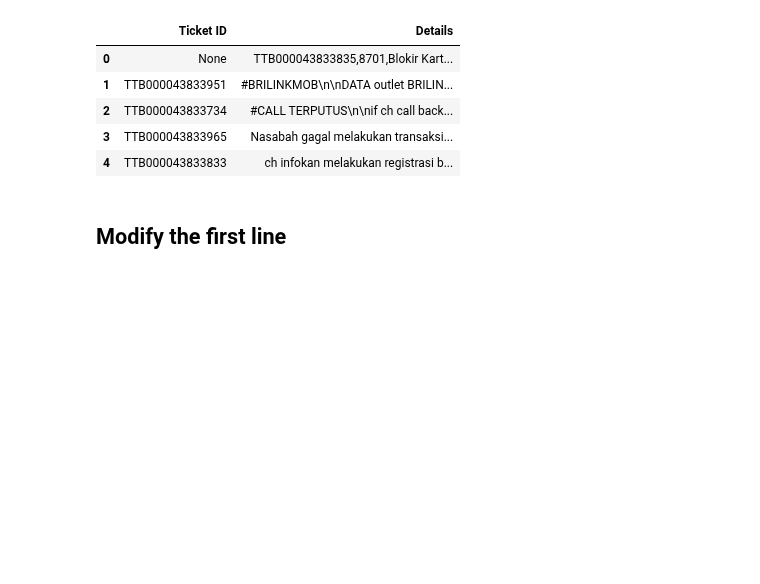
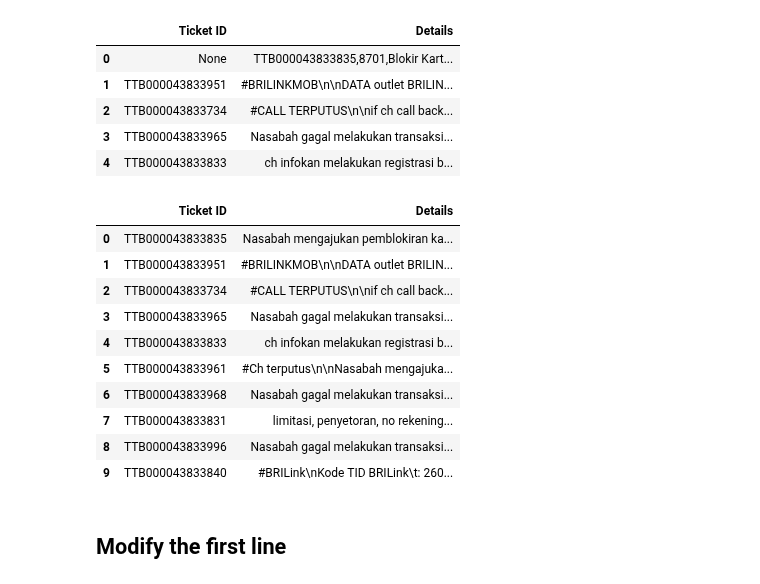
Before and after one commit to masterA88/dataquality2-new, a Jupyter notebook: read_bricare2.ipynb, the cells around one changed output. Drawn from its saved outputs; the diff is of its cells as text; code cells hidden in the pictures; blank space fills up the shorter version.

```diff
--- a/read_bricare2.ipynb
+++ b/read_bricare2.ipynb
@@ -30,6 +30,11 @@ def process_text_data(file_path):
 
     return entries
 
+# To remove all occurrences of the Byte Order Mark (\ufeff)
+def remove_bom_and_strip(df):
+    return df.applymap(lambda x: x.replace('\ufeff', '').strip() if isinstance(x, str) else x)
+
+
 # Path to your text file
 file_path = r"C:\Users\maste\Downloads\bricare_case_januari2023_2_details.txt"
 processed_data = process_text_data(file_path)
@@ -37,9 +42,9 @@ processed_data = process_text_data(file_path)
 # Create a DataFrame from the processed data
 df_final = pd.DataFrame(processed_data, columns=['Ticket ID', 'Details'])
 
-# Adjust the first entry in the Content column if necessary
+
 if df_final.iloc[0]['Ticket ID'] and df_final.iloc[0]['Details'].startswith(df_final.iloc[0]['Ticket ID']):
-    # Remove the Ticket ID and any two characters before it from the content
+    # Remove the Ticket ID and any two characters before it from the details
     df_final.at[0, 'Details'] = df_final.iloc[0]['Details'][len(df_final.iloc[0]['Ticket ID'])+2:]
 
 # Save the DataFrame to a CSV file
@@ -53,6 +58,70 @@ df_final.head()  # Display the first few rows to check the output
 | 2 | TTB000043833734 | #CALL TERPUTUS\n\nif ch call back... |
 | 3 | TTB000043833965 | Nasabah gagal melakukan transaksi... |
 | 4 | TTB000043833833 | ch infokan melakukan registrasi b... |
+# %%
+import pandas as pd
+
+def process_text_data(file_path):
+    with open(file_path, 'r', encoding='utf-8') as file:
+        lines = file.readlines()
+
+    # Remove BOM from each line
+    lines = [line.replace('\ufeff', '') for line in lines]
+
+    entries = []
+    current_entry = []
+    current_ticket_id = None
+
+    for line in lines:
+        if line.startswith('TTB'):
+            if current_entry:  # If there's collected content, append it with the Ticket ID
+                entries.append((current_ticket_id, '\n'.join(current_entry)))
+                current_entry = []
+            # Extract Ticket ID and the part after the third comma
+            parts = line.split(',', 3)
+            if len(parts) > 3:
+                current_ticket_id = parts[0]  # Store the Ticket ID
+                current_entry.append(parts[3].strip())  # Start collecting the entry content
+            continue
+        current_entry.append(line.strip())
+
+    # Add the last collected entry if any
+    if current_entry:
+        entries.append((current_ticket_id, '\n'.join(current_entry)))
+
+    return entries
+
+# To remove all occurrences of the Byte Order Mark (\ufeff)
+def remove_bom_and_strip(df):
+    return df.applymap(lambda x: x.replace('\ufeff', '').strip() if isinstance(x, str) else x)
+
+# Path to your text file
+file_path = r"C:\Users\maste\Downloads\bricare_case_januari2023_2_details.txt"
+processed_data = process_text_data(file_path)
+
+# Create a DataFrame from the processed data
+df_final = pd.DataFrame(processed_data, columns=['Ticket ID', 'Details'])
+
+if df_final.iloc[0]['Ticket ID'] and df_final.iloc[0]['Details'].startswith(df_final.iloc[0]['Ticket ID']):
+    # Remove the Ticket ID and any two characters before it from the details
+    df_final.at[0, 'Details'] = df_final.iloc[0]['Details'][len(df_final.iloc[0]['Ticket ID'])+2:]
+
+# Save the DataFrame to a CSV file
+df_final.iloc[:10].to_csv('exp_51.csv', index_label='Index')
+
+df_final.head(10)
+# %% [output]
+|  | Ticket ID | Details |
+| 0 | TTB000043833835 | Nasabah mengajukan pemblokiran ka... |
+| 1 | TTB000043833951 | #BRILINKMOB\n\nDATA outlet BRILIN... |
+| 2 | TTB000043833734 | #CALL TERPUTUS\n\nif ch call back... |
+| 3 | TTB000043833965 | Nasabah gagal melakukan transaksi... |
+| 4 | TTB000043833833 | ch infokan melakukan registrasi b... |
+| 5 | TTB000043833961 | #Ch terputus\n\nNasabah mengajuka... |
+| 6 | TTB000043833968 | Nasabah gagal melakukan transaksi... |
+| 7 | TTB000043833831 | limitasi, penyetoran, no rekening... |
+| 8 | TTB000043833996 | Nasabah gagal melakukan transaksi... |
+| 9 | TTB000043833840 | #BRILink\nKode TID BRILink\t: 260... |
 # %% [markdown]
 ## Modify the first line
 # %%
```
Also changed, not shown: parts of 7 cells of this notebook.
